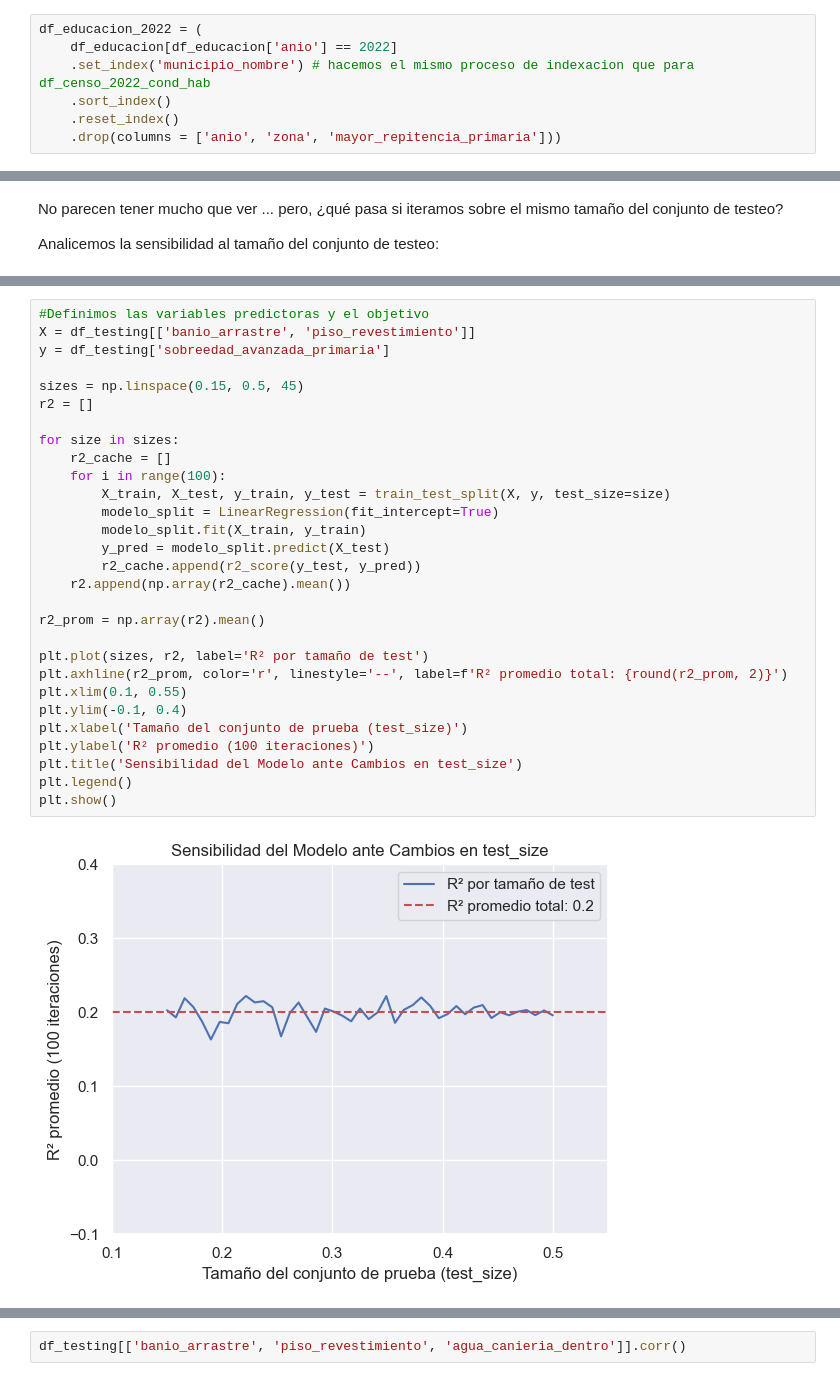
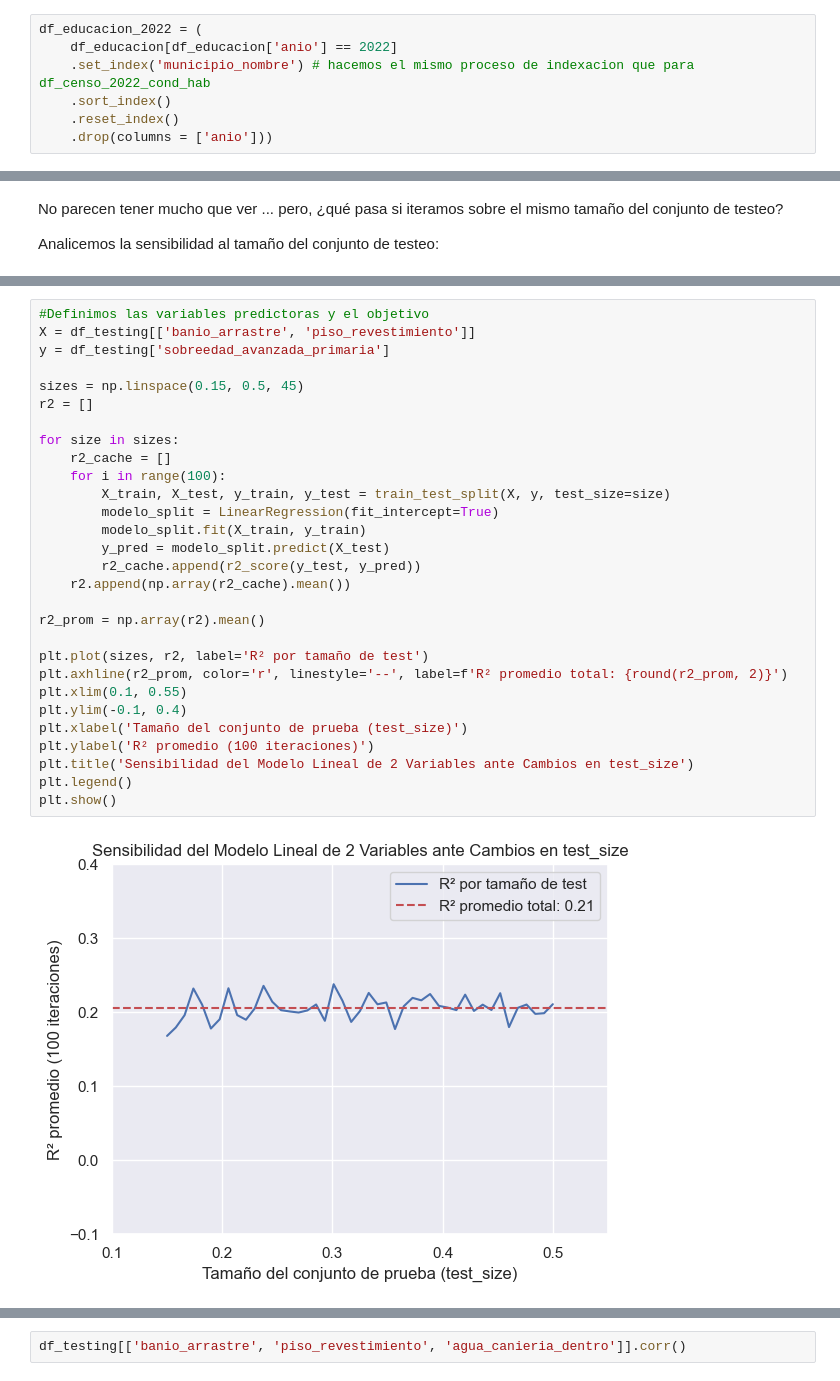
Before and after one commit to lmendezayl/eda-educacion-condiciones-habitacionales-censo2022, a Jupyter notebook: eda_modelado_educacion-condhab.ipynb.ipynb, the cells around one changed output, grey strips where cells are left out. Cells and saved outputs as stored; diff of their text form.

```diff
--- a/eda_modelado_educacion-condhab.ipynb.ipynb
+++ b/eda_modelado_educacion-condhab.ipynb.ipynb
@@ -173,4 +173,4 @@ df_educacion_2022 = (
     .set_index('municipio_nombre') # hacemos el mismo proceso de indexacion que para df_censo_2022_cond_hab
     .sort_index()
     .reset_index()
-    .drop(columns = ['anio', 'zona', 'mayor_repitencia_primaria']))
+    .drop(columns = ['anio']))
@@ -499,33 +503,33 @@ Ahora, veamos como evalúa un modelo de esta misma manera pero tomando mas varia
 # %%
 #Definimos las variables predictoras y el objetivo
 X = df_testing[['banio_arrastre', 'piso_revestimiento']]
 y = df_testing['sobreedad_avanzada_primaria']
 
 sizes = np.linspace(0.15, 0.5, 45)
 r2 = []
 
 for size in sizes:
     r2_cache = []
     for i in range(100):
         X_train, X_test, y_train, y_test = train_test_split(X, y, test_size=size)
         modelo_split = LinearRegression(fit_intercept=True)
         modelo_split.fit(X_train, y_train)
         y_pred = modelo_split.predict(X_test)
         r2_cache.append(r2_score(y_test, y_pred))
     r2.append(np.array(r2_cache).mean())
 
 r2_prom = np.array(r2).mean()
 
 plt.plot(sizes, r2, label='R² por tamaño de test')
 plt.axhline(r2_prom, color='r', linestyle='--', label=f'R² promedio total: {round(r2_prom, 2)}')
 plt.xlim(0.1, 0.55)
 plt.ylim(-0.1, 0.4)
 plt.xlabel('Tamaño del conjunto de prueba (test_size)')
 plt.ylabel('R² promedio (100 iteraciones)')
-plt.title('Sensibilidad del Modelo ante Cambios en test_size')
+plt.title('Sensibilidad del Modelo Lineal de 2 Variables ante Cambios en test_size')
 plt.legend()
 plt.show()
 # %% [output]
-[figure, old version]
+[figure, new version]
 # %% [markdown]
 Nuevamente, tenemos un R² aproximando a 0.2.
```
Also changed, not shown: parts of 16 cells of this notebook.
